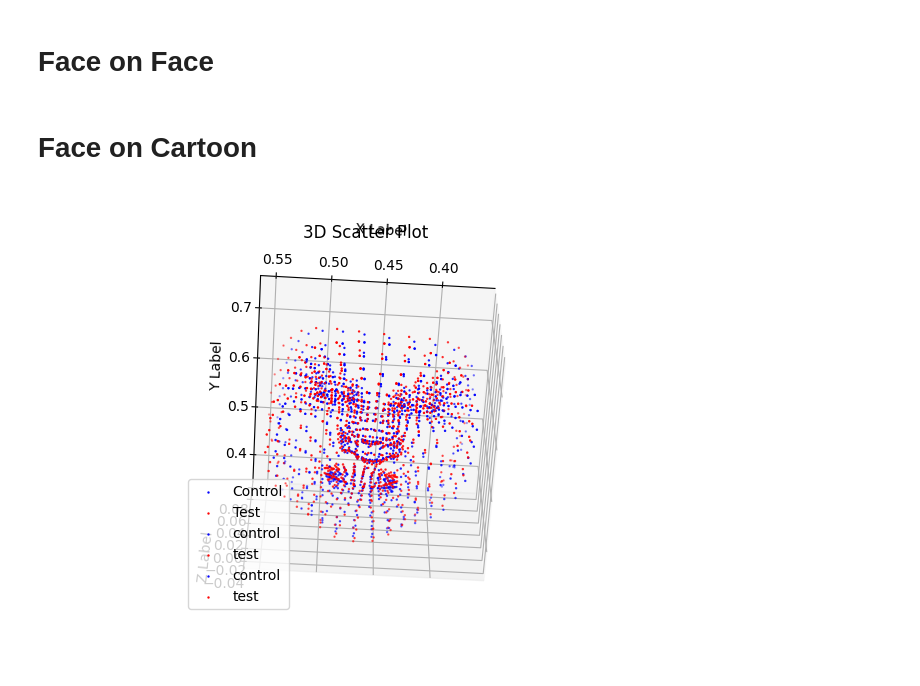
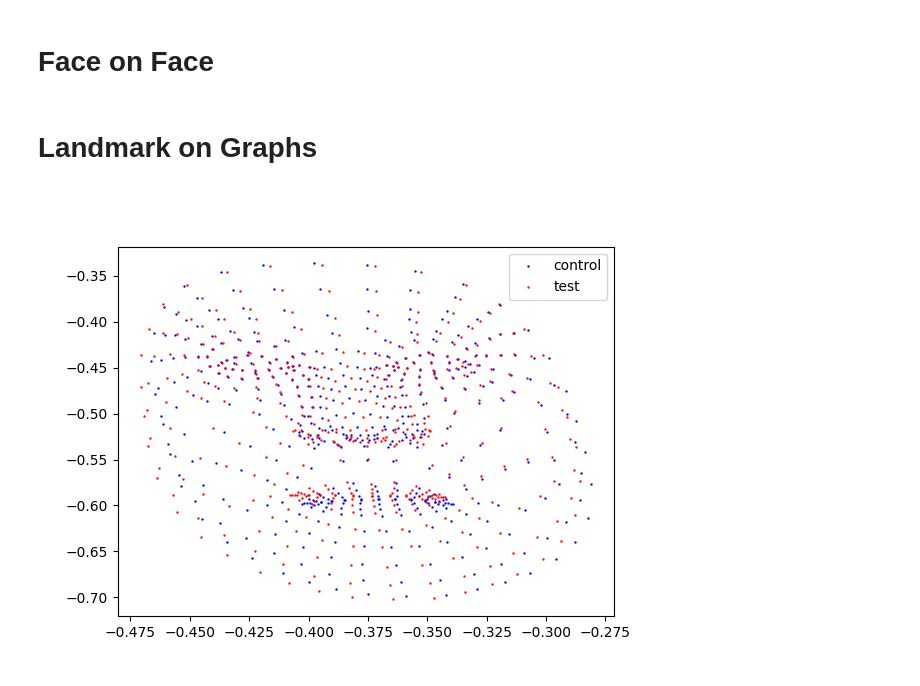
Before and after one commit to EdgyPage/VisionScratch, a Jupyter notebook: Mediapipe/LandmarkComparePOC.ipynb, the cells around one changed output. Saved outputs shown, nothing was run; the diff lists cells and outputs as text; code cells hidden in the pictures.

Commit message:
Strange bug in cordinates after transform

```diff
--- a/Mediapipe/LandmarkComparePOC.ipynb
+++ b/Mediapipe/LandmarkComparePOC.ipynb
@@ -114,5 +114,5 @@ cv2.imshow('NEUTRAL | Blue is Smile, Red is Neutral', image2)
 cv2.waitKey(0)
 cv2.destroyAllWindows()
 # %% [markdown]
-# Face on Cartoon
+# Landmark on Graphs
 # %%
@@ -168,6 +194,8 @@ test_result = detector.detect(test)
 
 assert len(control_result.face_landmarks) == 1 , 'Not exactly one face detected in control image'
 assert len(test_result.face_landmarks) == 1, 'Not exactly one face detected in test image'
+
+
 
 xControl = [landmark.x for landmark in control_result.face_landmarks[0]]
 yControl = [landmark.y for landmark in control_result.face_landmarks[0]]
@@ -176,22 +204,27 @@ zControl = [landmark.z for landmark in control_result.face_landmarks[0]]
 xTest = [landmark.x for landmark in test_result.face_landmarks[0]]
 yTest = [landmark.y for landmark in test_result.face_landmarks[0]]
 zTest = [landmark.z for landmark in test_result.face_landmarks[0]]
-
-xTest = alignNormalizedPoints(xControl, xTest)
-yTest = alignNormalizedPoints(yControl, yTest)
-zTest = alignNormalizedPoints(zControl, zTest)
-
-flipPoints(yControl)
-flipPoints(yTest)
-flipPoints(zControl)
-flipPoints(zTest)
-
-plt.scatter(xControl, yControl, label = 'control', color = 'blue', s = .5)
-plt.scatter(xTest, yTest, label = 'test', color = 'red', s = .5)
-plt.legend()
-plt.show()
-# %% [output]
-[figure, removed]
+# %%
+xControl, yControl = affineTransform(xControl, yControl)
+xTest, yTest = affineTransform(xTest, yTest)
+
+
+xTest = alignNormalizedPoints(xControl, xTest)
+yTest = alignNormalizedPoints(yControl, yTest)
+zTest = alignNormalizedPoints(zControl, zTest)
+
+#flipPoints(yControl)
+#flipPoints(yTest)
+flipPoints(zControl)
+flipPoints(zTest)
+
+fig = plt.figure()
+plt.scatter(xControl, yControl, label = 'control', color = 'blue', s = .5)
+plt.scatter(xTest, yTest, label = 'test', color = 'red', s = .5)
+plt.legend()
+plt.show()
+# %% [output]
+[figure, added]
 # %%
 # Create a figure and a 3D Axes
 fig = plt.figure()
```
Also changed, not shown: parts of 3 cells of this notebook.
